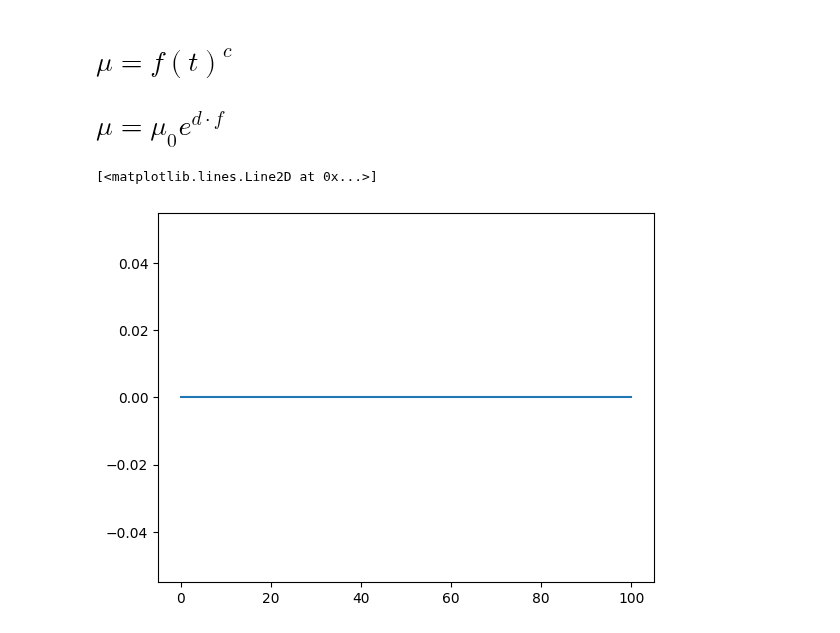
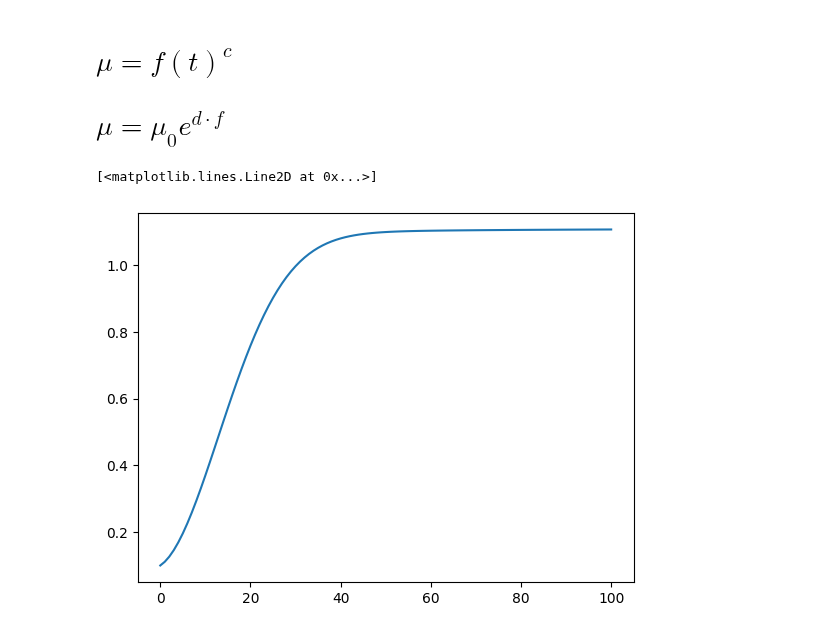
Before and after one commit to Rafther0112/Human_Aging_Research, a Jupyter notebook: Second_Part_Research/model_frailty_index_option_1.ipynb, the cells around one changed output. Drawn from its saved outputs; the diff is of its cells as text; code cells hidden in the pictures.

```diff
--- a/Second_Part_Research/model_frailty_index_option_1.ipynb
+++ b/Second_Part_Research/model_frailty_index_option_1.ipynb
@@ -22,22 +22,25 @@ Intel MKL WARNING: Support of Intel(R) Streaming SIMD Extensions 4.2 (Intel(R) S
 # %%
 import numpy as np
 def frailty_index_differential_equation(f, t, a, b, r, s):
-    dydt = a*(1-f)*(1+b*t) - f*(r - s*t)
+    dydt = a*(1-f)*(1+b*t) - f*r*(1 - s*t)
     return dydt
 # %%
-y0 = 0.0
+y0 = 0.1
 # %%
 t = np.linspace(0, 100, 101)
 # %%
-a = 0.0
-b = 0.0
-r = 0.0
-s = 0.0
+a = 0.01 #Fixed value
+r = 0.001
+
+b = 0.5 # 0 < b <
+s = 0.5 # 0 < s < 1
+
+
 
 from scipy.integrate import odeint
 sol = odeint(frailty_index_differential_equation, y0, t, args=(a, b, r, s))
 plt.plot(t, sol)
 # %% [output]
 [<matplotlib.lines.Line2D at 0x...>]
-[figure, old version]
+[figure, new version]
 # %%
```
Also changed, not shown: parts of 4 cells of this notebook.
